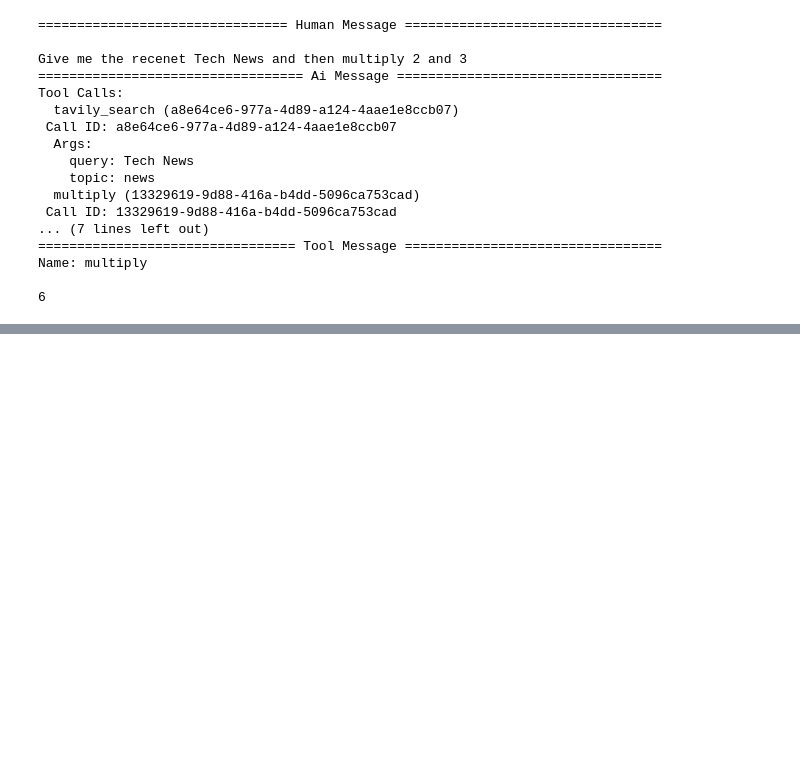
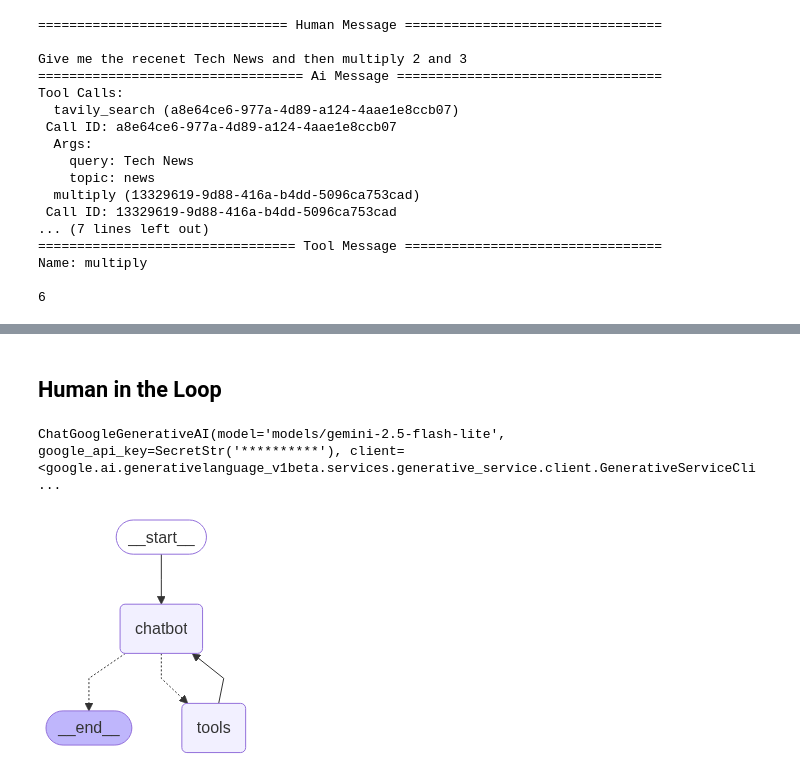
Before and after one commit to Dhruv-Limbani/agentic-ai, a Jupyter notebook: Basic_Chatbot/basic_chatbot.ipynb, the cells around one changed output, grey strips where cells are left out. Cells and saved outputs as stored; diff of their text form; code cells hidden in the pictures; blank space fills up the shorter version.

```diff
--- a/Basic_Chatbot/basic_chatbot.ipynb
+++ b/Basic_Chatbot/basic_chatbot.ipynb
@@ -265,0 +441,5 @@ Name: multiply
+# %%
+config = {"configurable": {"thread_id":"4"}}
+response = graph.invoke({"messages": "Hi! My name is Dhruv and I like Finance"}, config=config)
+for m in response['messages']:
+    m.pretty_print()
@@ -265,0 +523,69 @@ Name: multiply
+# %% [markdown]
+## Human in the Loop
+# %%
+import os
+from langchain.chat_models import init_chat_model
+llm = init_chat_model("google_genai:gemini-2.5-flash-lite")
+llm
+# %% [output]
+ChatGoogleGenerativeAI(model='models/gemini-2.5-flash-lite', google_api_key=SecretStr('**********'), client=<google.ai.generativelanguage_v1beta.services.generative_service.client.GenerativeServiceCli ...
+# %%
+from typing import Annotated
+
+from typing_extensions import TypedDict
+
+from langgraph.graph import StateGraph, START, END
+from langgraph.graph.message import add_messages
+from langgraph.prebuilt import ToolNode, tools_condition
+from langgraph.checkpoint.memory import MemorySaver
+from langchain_core.tools import tool
+
+from langchain_tavily import TavilySearch
+
+from langgraph.types import Command, interrupt
+
+class State(TypedDict):
+    messages: Annotated[list, add_messages]
+
+graph_builder = StateGraph(State)
+
+@tool
+def human_assistance(query: str) -> str:
+    """Get human assistance for the query"""
+    human_response = interrupt({"query":query})
+    return human_response["data"]
+
+tool = TavilySearch(max_results=2)
+tools = [tool, human_assistance]
+
+llm_with_tools = llm.bind_tools(tools)
+
+def chatbot(state: State):
+    messages = state["messages"]
+    response = llm_with_tools.invoke(messages)
+    return {"messages": [response]}
+
+graph_builder.add_node("chatbot",chatbot)
+
+tool_node = ToolNode(tools=tools)
+graph_builder.add_node("tools",tool_node)
+
+graph_builder.add_conditional_edges(
+    "chatbot",
+    tools_condition
+)
+
+graph_builder.add_edge(START, "chatbot")
+graph_builder.add_edge("tools", "chatbot")
+graph_builder.add_edge("chatbot", END)
+
+memory = MemorySaver()
+graph = graph_builder.compile(checkpointer=memory)
+
+#displaying the graph
+try:
+    display(Image(graph.get_graph().draw_mermaid_png()))
+except Exception:
+    pass
+# %% [output]
+[figure, added]
```
Also changed, not shown: parts of 29 cells of this notebook.
